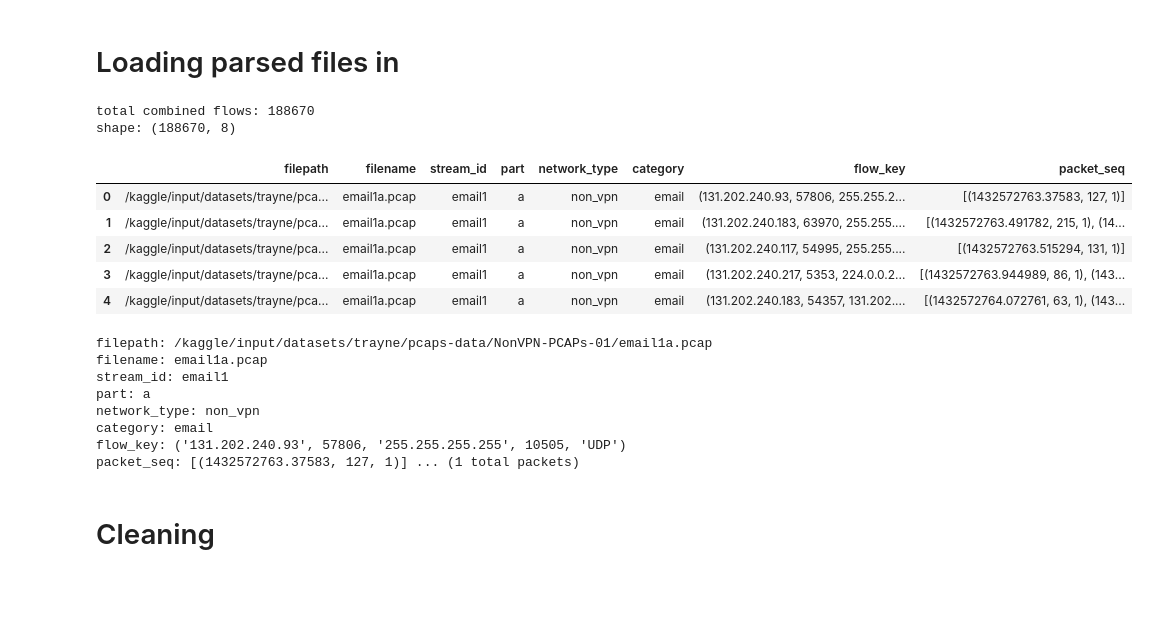
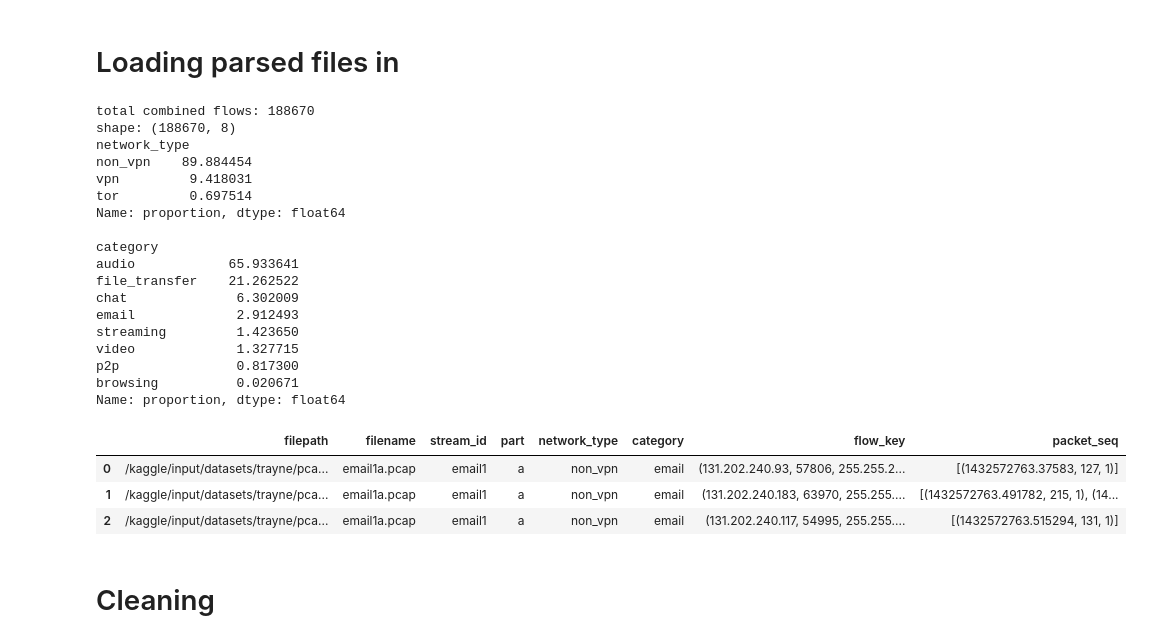
Before and after one commit to ZhiSherng/encrypted_traffic_classification, a Jupyter notebook: parsing_and_initial_eda.ipynb, the cells around one changed output. Cells and saved outputs as stored; diff of their text form; code cells hidden in the pictures; blank space fills up the shorter version.

```diff
--- a/parsing_and_initial_eda.ipynb
+++ b/parsing_and_initial_eda.ipynb
@@ -212,35 +212,56 @@ for col in df.columns:
 # %%
 import pandas as pd
 
 #load every saved batch back in
 #load YOUR own .pkl files as shown in the example
-non_vpn1 = pd.read_pickle("/example/nonvpn1_files_AL2.pkl")
-non_vpn2 = pd.read_pickle("/example/nonvpn2_files_AL2.pkl")
+non_vpn1 = pd.read_pickle("/data/nonvpn1_files_AL2.pkl")
+non_vpn2 = pd.read_pickle("")
 non_vpn3 = pd.read_pickle("")
 vpn = pd.read_pickle("")
 tor = pd.read_pickle("")
 
 #combine into one dataframe
 df_combined = pd.concat([non_vpn1, non_vpn2, non_vpn3, vpn, tor], ignore_index=True)
 
 print(f"total combined flows: {len(df_combined)}")
 
 #save the final combined dataset
 #you can save it in 1 file if you wish
 #df_combined.to_pickle("combined_flows.pkl")
 
 print(f"shape: {df_combined.shape}")
 
-df_combined.head(5)
+#percentage distribution of network_type
+print(df_combined["network_type"].value_counts(normalize=True) * 100)
+print()
+
+#percentage distribution of category
+print(df_combined["category"].value_counts(normalize=True) * 100)
+
+df_combined.head(3)
 # %% [output]
 total combined flows: 188670
 shape: (188670, 8)
+network_type
+non_vpn    89.884454
+vpn         9.418031
+tor         0.697514
+Name: proportion, dtype: float64
+
+category
+audio            65.933641
+file_transfer    21.262522
+chat              6.302009
+email             2.912493
+streaming         1.423650
+video             1.327715
+p2p               0.817300
+browsing          0.020671
+Name: proportion, dtype: float64
 |  | filepath | filename | stream_id | part | network_type | category | flow_key | packet_seq |
 | 0 | /kaggle/input/datasets/trayne/pca... | email1a.pcap | email1 | a | non_vpn | email | (131.202.240.93, 57806, 255.255.2... | [(1432572763.37583, 127, 1)] |
 | 1 | /kaggle/input/datasets/trayne/pca... | email1a.pcap | email1 | a | non_vpn | email | (131.202.240.183, 63970, 255.255.... | [(1432572763.491782, 215, 1), (14... |
 | 2 | /kaggle/input/datasets/trayne/pca... | email1a.pcap | email1 | a | non_vpn | email | (131.202.240.117, 54995, 255.255.... | [(1432572763.515294, 131, 1)] |
-| 3 | /kaggle/input/datasets/trayne/pca... | email1a.pcap | email1 | a | non_vpn | email | (131.202.240.217, 5353, 224.0.0.2... | [(1432572763.944989, 86, 1), (143... |
-| 4 | /kaggle/input/datasets/trayne/pca... | email1a.pcap | email1 | a | non_vpn | email | (131.202.240.183, 54357, 131.202.... | [(1432572764.072761, 63, 1), (143... |
 # %%
 first_row = df_combined.iloc[0]
 for col in df_combined.columns:
@@ -248,15 +269,6 @@ for col in df_combined.columns:
         print(f"{col}: {first_row[col][:5]} ... ({len(first_row[col])} total packets)")
     else:
         print(f"{col}: {first_row[col]}")
-# %% [output]
-filepath: /kaggle/input/datasets/trayne/pcaps-data/NonVPN-PCAPs-01/email1a.pcap
-filename: email1a.pcap
-stream_id: email1
-part: a
-network_type: non_vpn
-category: email
-flow_key: ('131.202.240.93', 57806, '255.255.255.255', 10505, 'UDP')
-packet_seq: [(1432572763.37583, 127, 1)] ... (1 total packets)
 # %% [markdown]
 # Cleaning
 # %%
```
Also changed, not shown: parts of 24 cells of this notebook.
